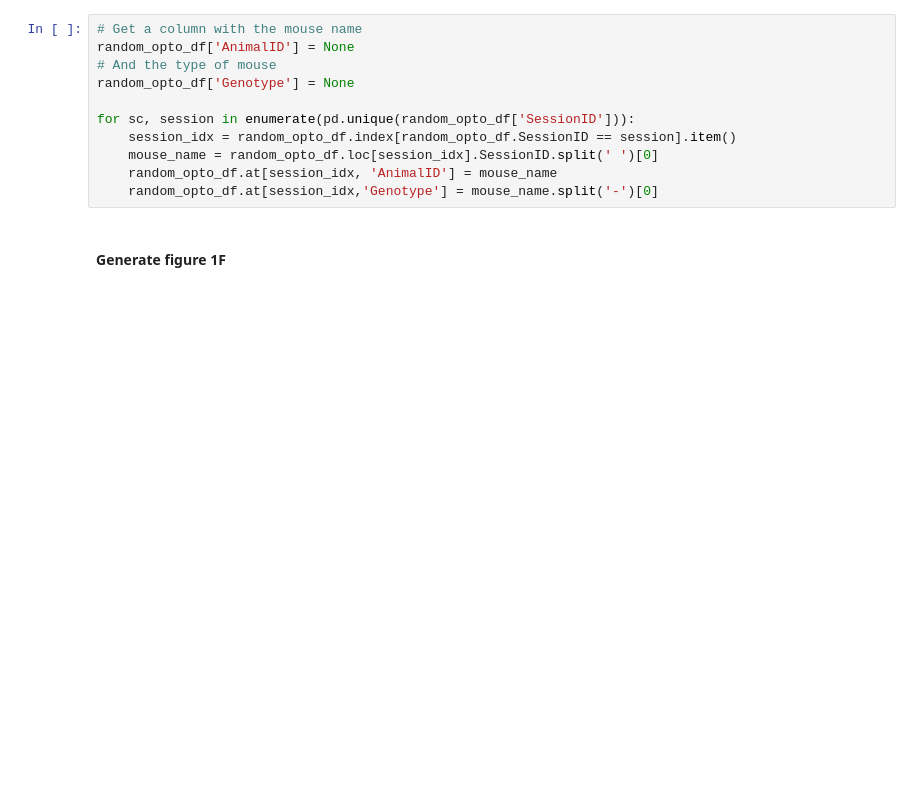
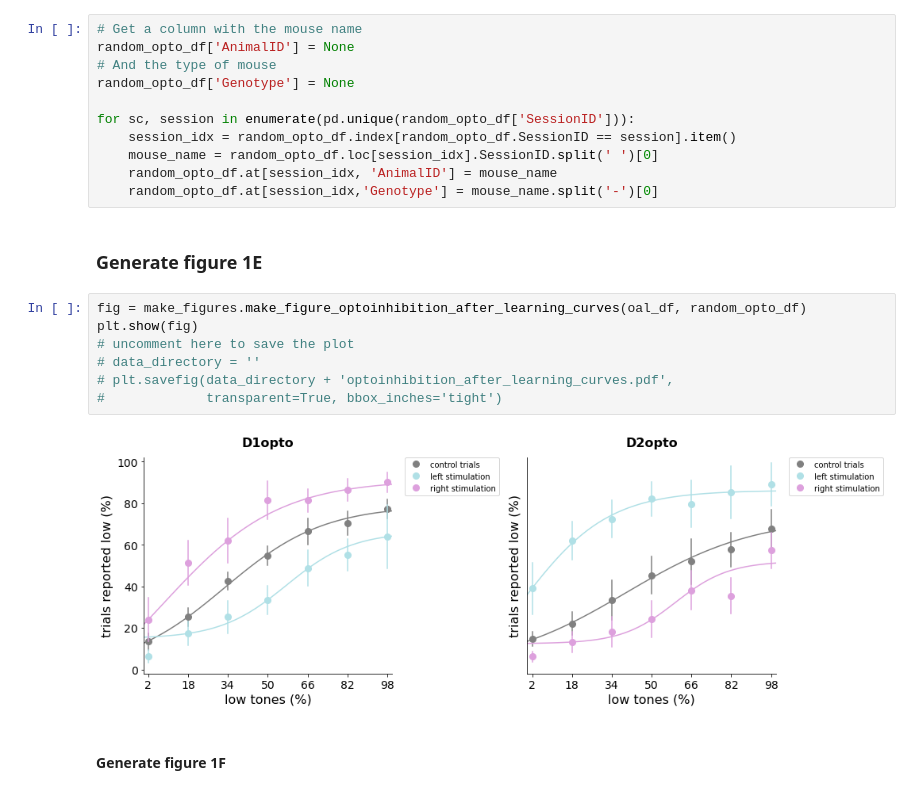
Before and after one commit to SainsburyWellcomeCentre/SJLab_APE_paper, a Jupyter notebook: doc/figures_notebooks/Figure_1_EF.ipynb, the cells around one changed output. Drawn from its saved outputs; the diff is of its cells as text; blank space fills up the shorter version.

```diff
--- a/doc/figures_notebooks/Figure_1_EF.ipynb
+++ b/doc/figures_notebooks/Figure_1_EF.ipynb
@@ -109,6 +109,17 @@ for sc, session in enumerate(pd.unique(random_opto_df['SessionID'])):
     mouse_name = random_opto_df.loc[session_idx].SessionID.split(' ')[0]
     random_opto_df.at[session_idx, 'AnimalID'] = mouse_name
     random_opto_df.at[session_idx,'Genotype'] = mouse_name.split('-')[0]
+# %% [markdown]
+### Generate figure 1E
+# %%
+fig = make_figures.make_figure_optoinhibition_after_learning_curves(oal_df, random_opto_df)
+plt.show(fig)
+# uncomment here to save the plot
+# data_directory = ''
+# plt.savefig(data_directory + 'optoinhibition_after_learning_curves.pdf',
+#             transparent=True, bbox_inches='tight')
+# %% [output]
+[figure, added]
 # %% [markdown]
 #### Generate figure 1F
 # %%
```
Also changed, not shown: parts of 1 cell of this notebook.
